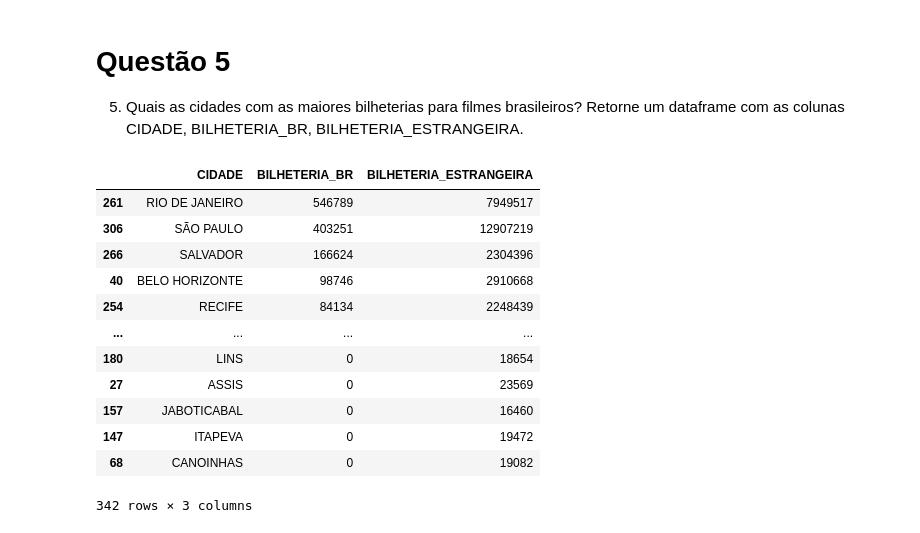
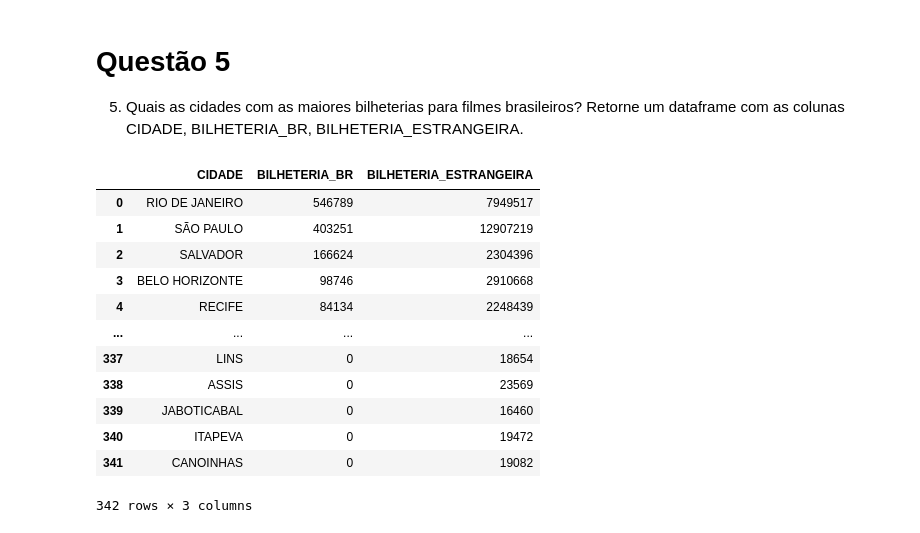
Before and after one commit to jhe-sua/A2_introcomp, a Jupyter notebook: A2.ipynb, the cells around one changed output. Drawn from its saved outputs; the diff is of its cells as text; code cells hidden in the pictures.

Commit message:
index reseteado

```diff
--- a/A2.ipynb
+++ b/A2.ipynb
@@ -414,43 +414,44 @@ def questao_5(database):
         .reset_index(drop=True)
         .rename(columns={"cidade":"CIDADE","publico":"BILHETERIA_BR"})
 
         )
 
     #aqui, pelo mesmo processo, criamos uma tabela escolhendo as linhas cujos públicos por cidade sejam referentes a filmes estrangeiros
     cidade__bilheteria_estrangeira = (
         cidade__pais_origem__publico
         .loc[cidade__pais_origem__publico["pais_origem"] != "BRASIL"]
         [["cidade","publico"]]
         .groupby("cidade")
         .sum("publico")
         .reset_index()
         .rename(columns={"cidade":"CIDADE","publico":"BILHETERIA_ESTRANGEIRA"})
     )
 
     #merge das tabelas sobre bilheterias brasileira e estrangeira
     cidade__bilheteria_br__bilheteria_estrangeira = (
         cidade__bilheteria_br.merge(cidade__bilheteria_estrangeira, how="right", on="CIDADE")
     )
 
     cidade__bilheteria_br__bilheteria_estrangeira["BILHETERIA_BR"] = (
         cidade__bilheteria_br__bilheteria_estrangeira["BILHETERIA_BR"]
         .fillna(0) #preenche valores nulos com 0
         .astype("Int64") #converte para tipo long-int, que permite realizar cálculos com valores inteiros de maior tamanho que o suportado pelo tipo int32 ou int.
     )
 
-    return cidade__bilheteria_br__bilheteria_estrangeira.sort_values(ascending=False, by="BILHETERIA_BR")
+    #retorna o DataFrame com a bilheteria brasileira em ordem decrescente e com o index reiniciado
+    return cidade__bilheteria_br__bilheteria_estrangeira.sort_values(ascending=False, by="BILHETERIA_BR").reset_index(drop=True)
 questao_5("bilheteria.db")
 # %% [output]
 |  | CIDADE | BILHETERIA_BR | BILHETERIA_ESTRANGEIRA |
-| 261 | RIO DE JANEIRO | 546789 | 7949517 |
-| 306 | SÃO PAULO | 403251 | 12907219 |
-| 266 | SALVADOR | 166624 | 2304396 |
-| 40 | BELO HORIZONTE | 98746 | 2910668 |
-| 254 | RECIFE | 84134 | 2248439 |
+| 0 | RIO DE JANEIRO | 546789 | 7949517 |
+| 1 | SÃO PAULO | 403251 | 12907219 |
+| 2 | SALVADOR | 166624 | 2304396 |
+| 3 | BELO HORIZONTE | 98746 | 2910668 |
+| 4 | RECIFE | 84134 | 2248439 |
 | ... | ... | ... | ... |
-| 180 | LINS | 0 | 18654 |
-| 27 | ASSIS | 0 | 23569 |
-| 157 | JABOTICABAL | 0 | 16460 |
-| 147 | ITAPEVA | 0 | 19472 |
-| 68 | CANOINHAS | 0 | 19082 |
+| 337 | LINS | 0 | 18654 |
+| 338 | ASSIS | 0 | 23569 |
+| 339 | JABOTICABAL | 0 | 16460 |
+| 340 | ITAPEVA | 0 | 19472 |
+| 341 | CANOINHAS | 0 | 19082 |
 342 rows × 3 columns
```
